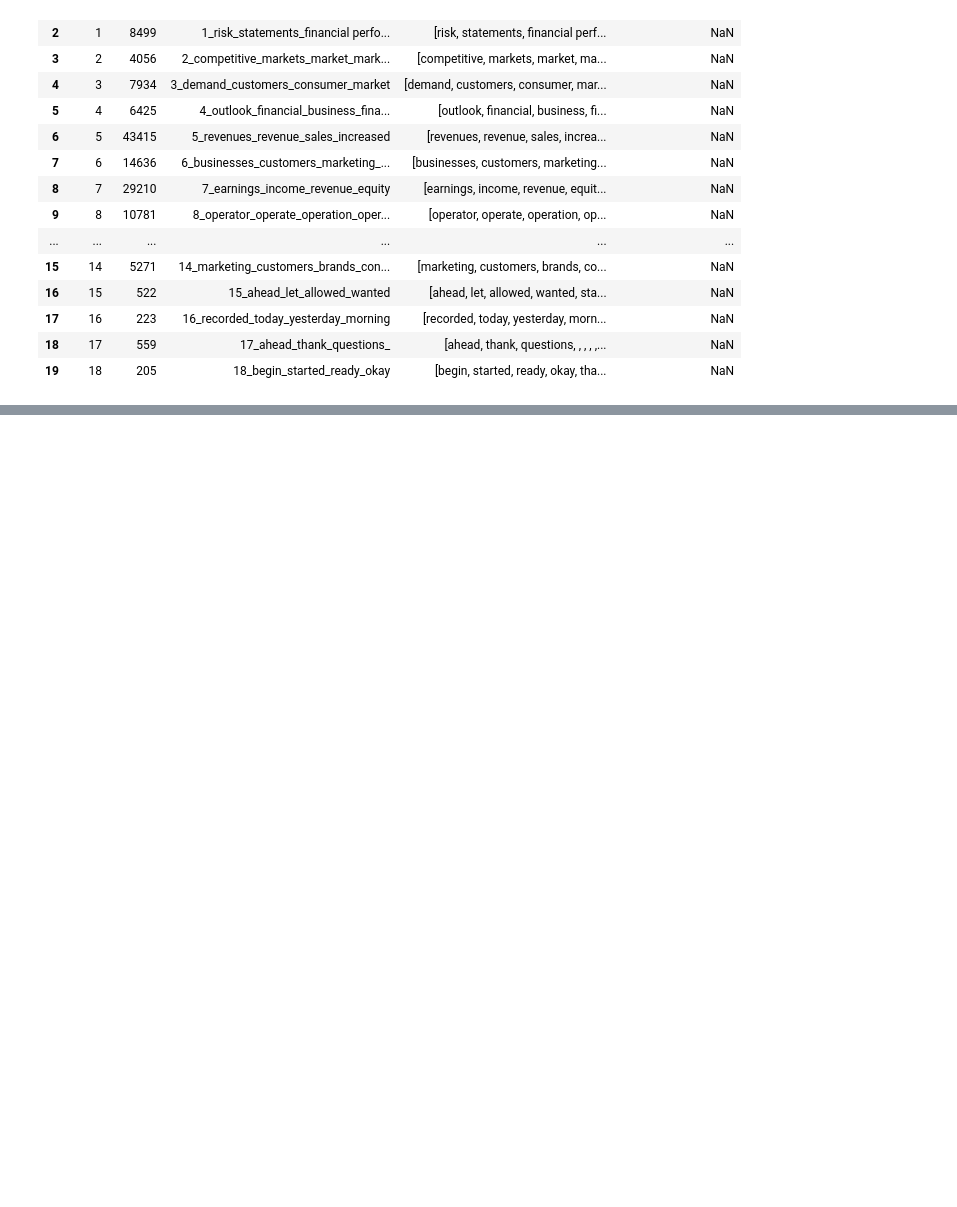
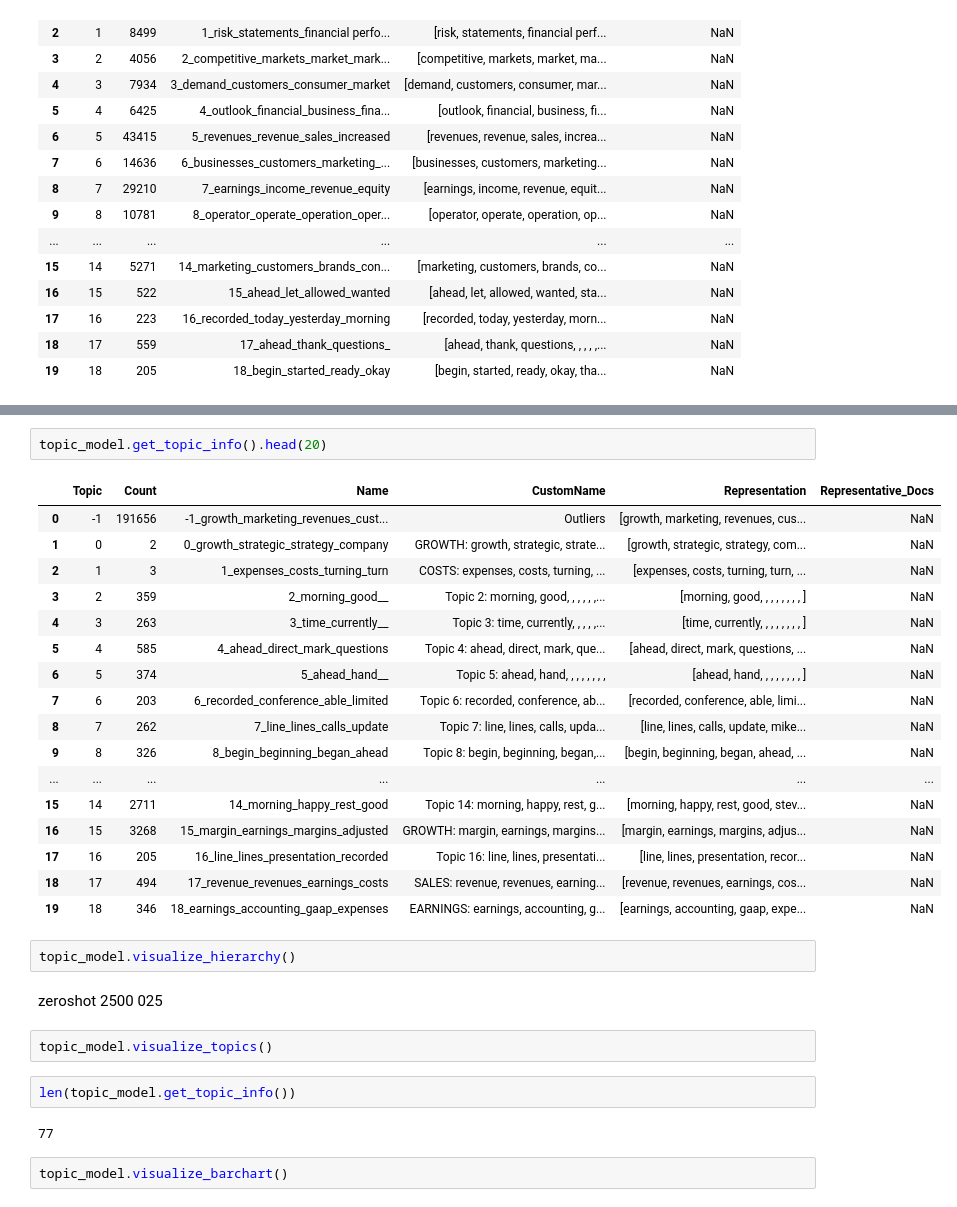
Before and after one commit to Restillence/bertopic_ecc, a Jupyter notebook: exploration/zeroshot_exploration2.ipynb, the cells around one changed output, grey strips where cells are left out. Saved outputs shown, nothing was run; the diff lists cells and outputs as text; blank space fills up the shorter version.

```diff
--- a/exploration/zeroshot_exploration2.ipynb
+++ b/exploration/zeroshot_exploration2.ipynb
@@ -144,0 +344,32 @@ topic_model.get_topic_info().head(20)
+# %%
+topic_model.get_topic_info().head(20)
+# %% [output]
+|  | Topic | Count | Name | CustomName | Representation | Representative_Docs |
+| 0 | -1 | 191656 | -1_growth_marketing_revenues_cust... | Outliers | [growth, marketing, revenues, cus... | NaN |
+| 1 | 0 | 2 | 0_growth_strategic_strategy_company | GROWTH: growth, strategic, strate... | [growth, strategic, strategy, com... | NaN |
+| 2 | 1 | 3 | 1_expenses_costs_turning_turn | COSTS: expenses, costs, turning, ... | [expenses, costs, turning, turn, ... | NaN |
+| 3 | 2 | 359 | 2_morning_good__ | Topic 2: morning, good, , , , , ,... | [morning, good, , , , , , , , ] | NaN |
+| 4 | 3 | 263 | 3_time_currently__ | Topic 3: time, currently, , , , ,... | [time, currently, , , , , , , , ] | NaN |
+| 5 | 4 | 585 | 4_ahead_direct_mark_questions | Topic 4: ahead, direct, mark, que... | [ahead, direct, mark, questions, ... | NaN |
+| 6 | 5 | 374 | 5_ahead_hand__ | Topic 5: ahead, hand, , , , , , , , | [ahead, hand, , , , , , , , ] | NaN |
+| 7 | 6 | 203 | 6_recorded_conference_able_limited | Topic 6: recorded, conference, ab... | [recorded, conference, able, limi... | NaN |
+| 8 | 7 | 262 | 7_line_lines_calls_update | Topic 7: line, lines, calls, upda... | [line, lines, calls, update, mike... | NaN |
+| 9 | 8 | 326 | 8_begin_beginning_began_ahead | Topic 8: begin, beginning, began,... | [begin, beginning, began, ahead, ... | NaN |
+| ... | ... | ... | ... | ... | ... | ... |
+| 15 | 14 | 2711 | 14_morning_happy_rest_good | Topic 14: morning, happy, rest, g... | [morning, happy, rest, good, stev... | NaN |
+| 16 | 15 | 3268 | 15_margin_earnings_margins_adjusted | GROWTH: margin, earnings, margins... | [margin, earnings, margins, adjus... | NaN |
+| 17 | 16 | 205 | 16_line_lines_presentation_recorded | Topic 16: line, lines, presentati... | [line, lines, presentation, recor... | NaN |
+| 18 | 17 | 494 | 17_revenue_revenues_earnings_costs | SALES: revenue, revenues, earning... | [revenue, revenues, earnings, cos... | NaN |
+| 19 | 18 | 346 | 18_earnings_accounting_gaap_expenses | EARNINGS: earnings, accounting, g... | [earnings, accounting, gaap, expe... | NaN |
+# %%
+topic_model.visualize_hierarchy()
+# %% [markdown]
+zeroshot 2500 025
+# %%
+topic_model.visualize_topics()
+# %%
+len(topic_model.get_topic_info())
+# %% [output]
+77
+# %%
+topic_model.visualize_barchart()
```
Also changed, not shown: parts of 34 cells of this notebook, 3 other files.
